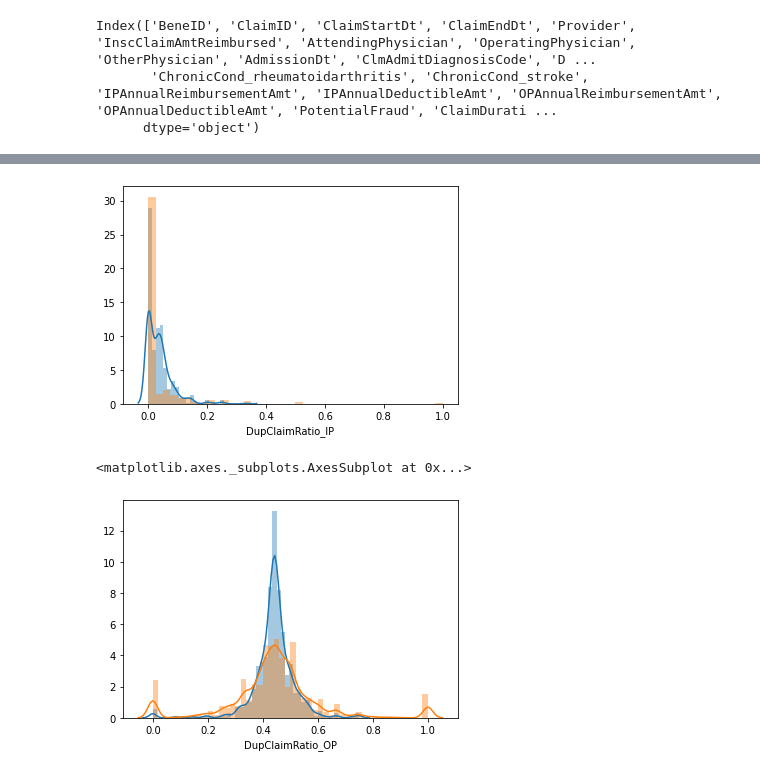
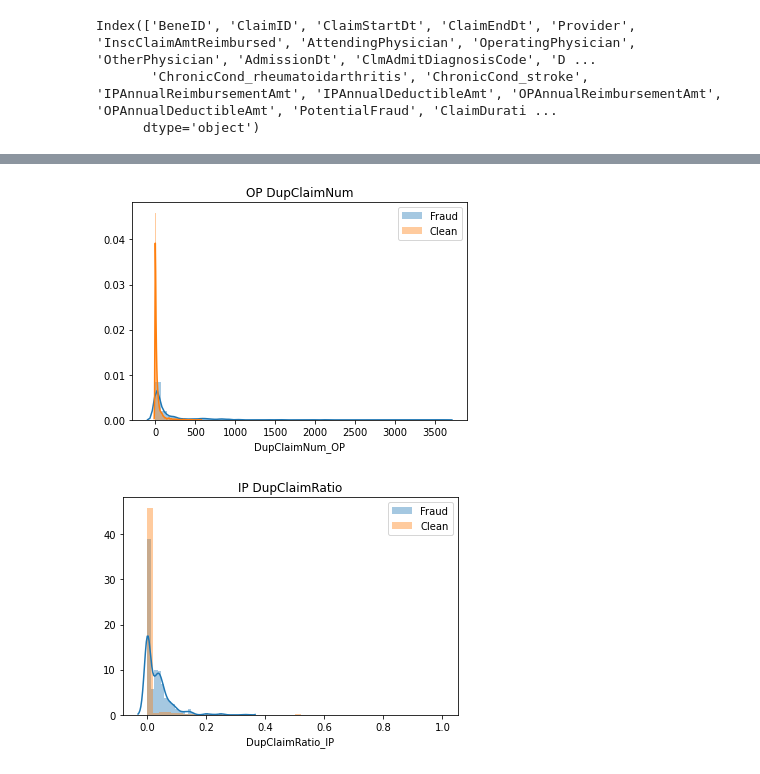
Before and after one commit to microwolf/capstone_healthcare_fraud, a Jupyter notebook: contributors/lu/scripts/EDA6-OP.ipynb, the cells around one changed output, grey strips where cells are left out. Cells and saved outputs as stored; diff of their text form; code cells hidden in the pictures.

```diff
--- a/contributors/lu/scripts/EDA6-OP.ipynb
+++ b/contributors/lu/scripts/EDA6-OP.ipynb
@@ -779,0 +801,3 @@ dtype: int64
+# %%
+provider_dup_short = pd.read_csv('../processed_data/provider_dup_short.csv')
+provider_dup_short_3cate = provider_dup_short.copy
@@ -821,12 +894,16 @@ Text(0.5, 1.0, 'DupClaimRatio')
+# %%
+sns.distplot( provider_dup_short[provider_dup_short['PotentialFraud'] == 'Yes'].DupClaimNum_OP)
+sns.distplot( provider_dup_short[provider_dup_short['PotentialFraud'] == 'No'].DupClaimNum_OP)
+plt.legend(labels = ['Fraud', 'Clean'])
+plt.title('OP DupClaimNum')
+plt.savefig('../output/op_flag_dupclaimnum.png')
+# %% [output]
+[figure, added]
 # %%
 sns.distplot( provider_dup_short[provider_dup_short['PotentialFraud'] == 'Yes'].DupClaimRatio_IP)
 sns.distplot( provider_dup_short[provider_dup_short['PotentialFraud'] == 'No'].DupClaimRatio_IP)
-plt.title('IP')
-plt.show()
-
-sns.distplot( provider_dup_short[provider_dup_short['PotentialFraud'] == 'Yes'].DupClaimRatio_OP)
-sns.distplot( provider_dup_short[provider_dup_short['PotentialFraud'] == 'No'].DupClaimRatio_OP)
+plt.legend(labels = ['Fraud', 'Clean'])
+plt.title('IP DupClaimRatio')
+plt.savefig('../output/ip_flag_dupclaimratio.png')
 # %% [output]
-[figure, old version]
+[figure, new version]
-<matplotlib.axes._subplots.AxesSubplot at 0x...>
-[figure, removed]
```
Also changed, not shown: parts of 41 cells of this notebook, 2 other files.
